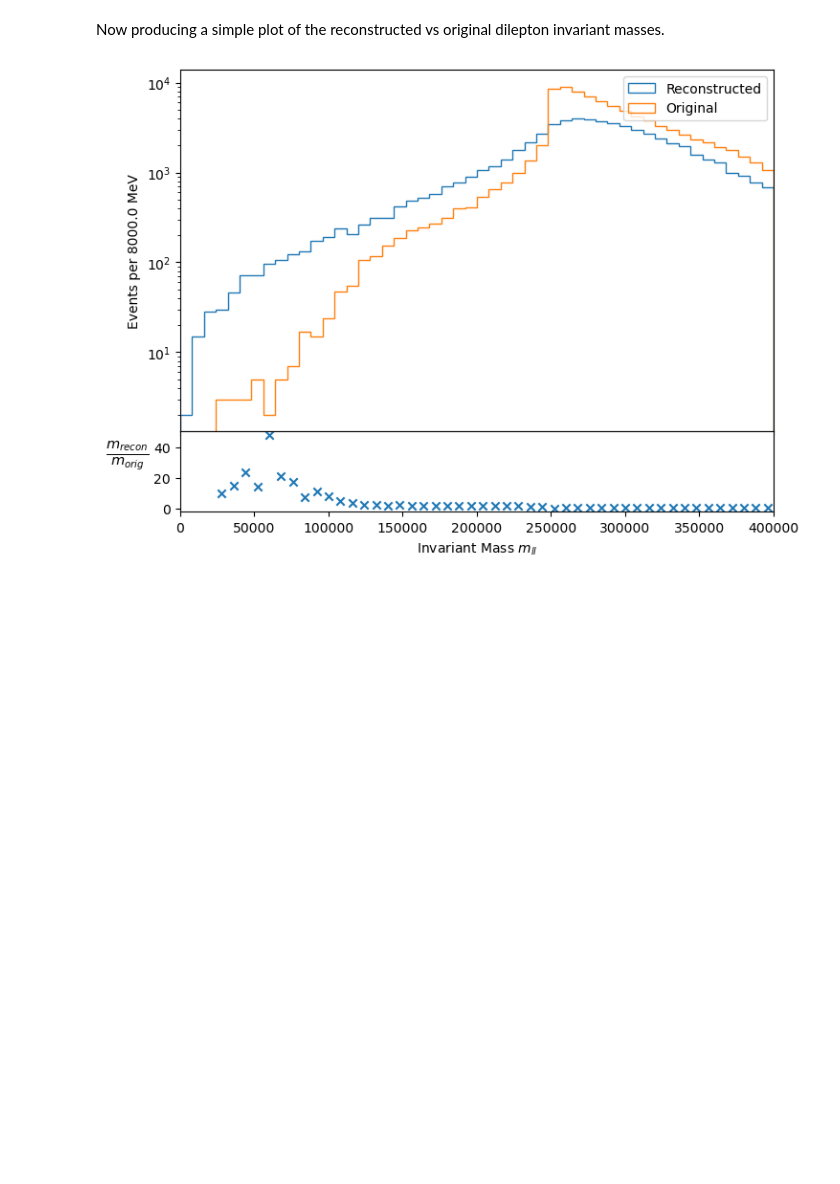
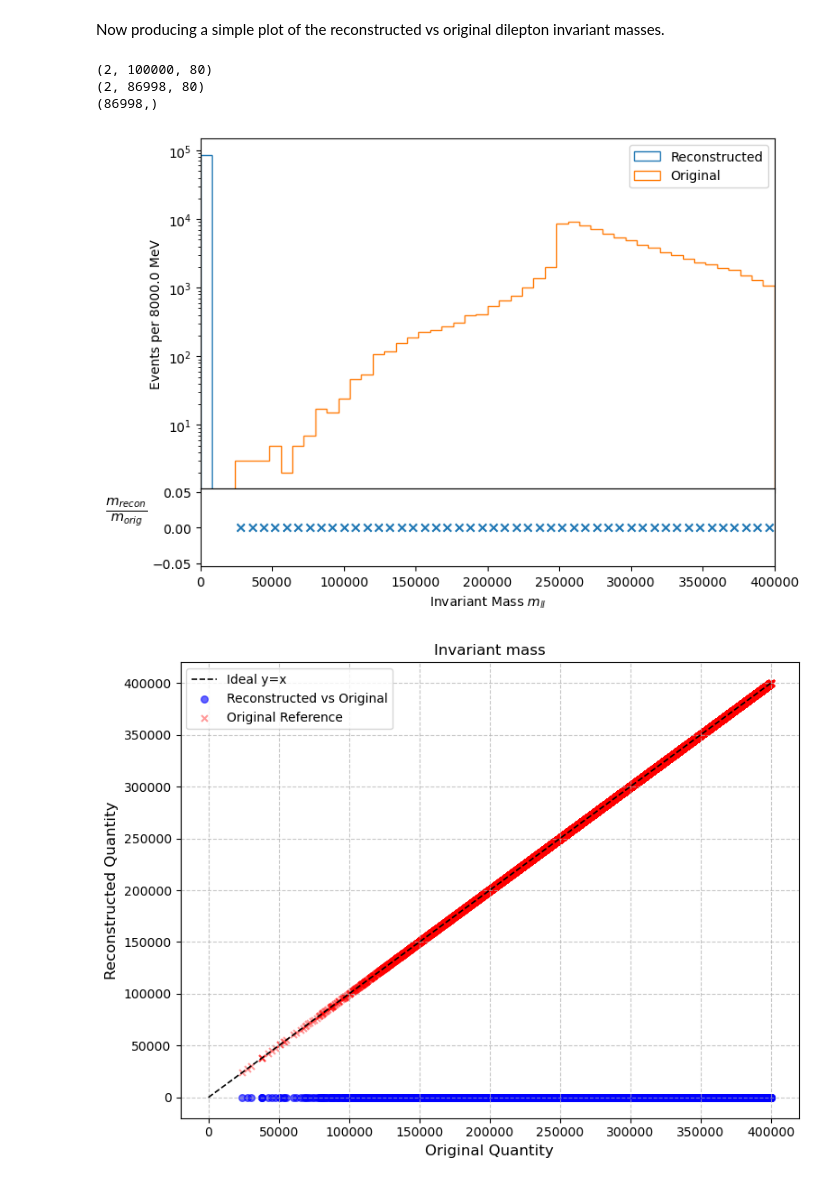
Before and after one commit to jackgoodsall/baler, a Jupyter notebook: HEPMCArea/Notebooks/final_state_plots.ipynb, the cells around one changed output. Drawn from its saved outputs; the diff is of its cells as text; code cells hidden in the pictures; blank space fills up the shorter version.

```diff
--- a/HEPMCArea/Notebooks/final_state_plots.ipynb
+++ b/HEPMCArea/Notebooks/final_state_plots.ipynb
@@ -101,5 +113,5 @@ First we will get the particle sof both the original and reconstructed particles
 #original_particles = read_get_final_states( "../DATA/HEPMC.43646139._000001.hepmc")
 #reconstructed_particles = read_get_final_states("../processedData/reinputed_final_state.hepmc")
 
-original_particles = read_momenta_from_npz("../DATA/MomentumOrdered100-000Events.npz")
-reconstructed_particles = read_momenta_from_npz("../processedData/UnscaledQuantileTransformed1.npz")
+original_particles = read_momenta_from_npz("../DATA/MomentumOrdered100-000Events20ParticlesFlattened.npz")
+reconstructed_particles = read_momenta_from_npz("../balercompressionexperiments/20eventsbiggerAEnormalised3000ecpohes/BiggerAE.npz")
@@ -210,18 +268,24 @@ def make_distribution_plots(particle_lists: List[List[float]],
 Now producing a simple plot of the reconstructed vs original dilepton invariant masses.
 # %%
 cut_config = CutConfigurations()
-cut_config.add_cut(TransverseMomentumCut, pt0_lower=25000,  pt1_lower=20000)
-cut_config.add_cut(EtaCut)
+cut_config.add_cut(event_cuts.TransverseMomentumCut, pt0_lower=25000,  pt1_lower=20000)
+cut_config.add_cut(event_cuts.EtaCut)
 # %%
 invariant_mass_config = HistConfigurations(r"Invariant Mass $m_{ll}$",  r"Events ", "",
                                            legend = True, range = (0, 400_000),
                                            label = "Reconstructed", label_two = "Original",
                                            bins = 50,
-                                           ratio_y_label = r"$\frac{m_{recon}}{m_{orig}}$")
+                                           ratio_y_label = r"$\frac{m_{recon}}{m_{orig}}$",
+                                           to_plot_scatter = True,
+                                           scatter_title = r"Invariant mass")
 
-make_distribution_plots([reconstructed_particles, original_particles], calc_invariant_mass, invariant_mass_config, cut_config=cut_config)
+make_distribution_plots([reconstructed_particles, original_particles], calc_variables.calc_invariant_mass, invariant_mass_config, cut_config=cut_config)
 # %% [output]
+(2, 100000, 80)
+(2, 86998, 80)
+(86998,)
-[figure, old version]
+[figure, new version]
+[figure, added]
 # %%
 transvere_momentum_config = HistConfigurations(r"Transverse Momentum $p_t$",  r"Events ", "",
                                            legend = True, range = (0, 400_000),
```
Also changed, not shown: parts of 11 cells of this notebook, 2 other files.
